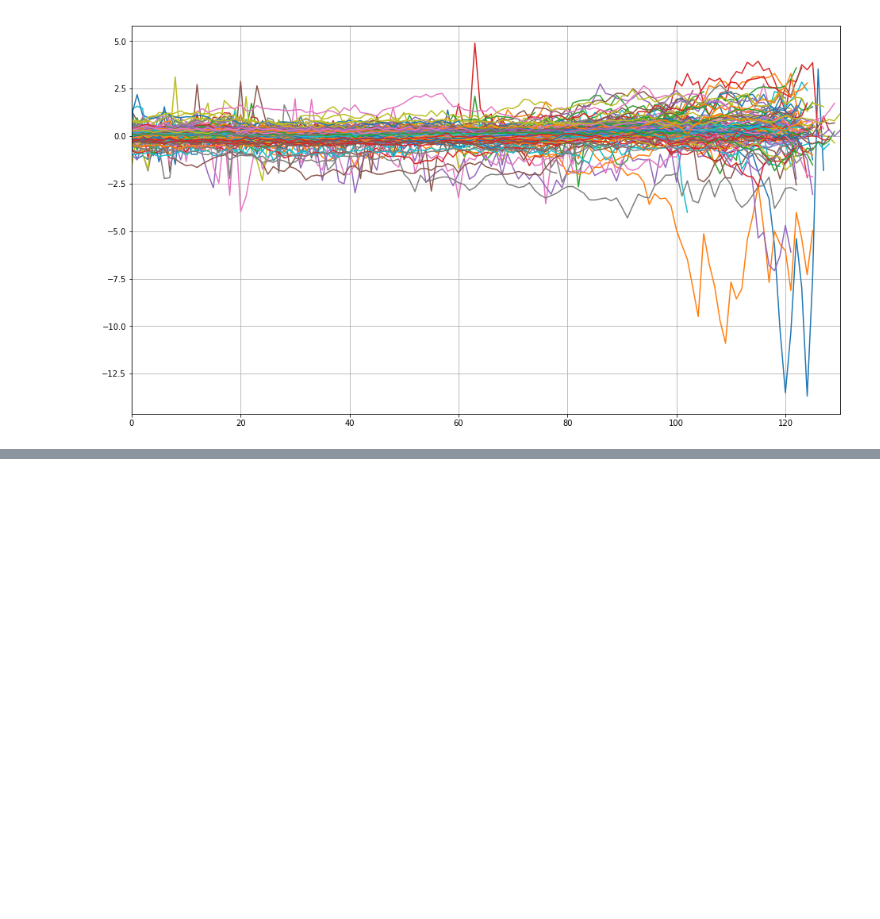
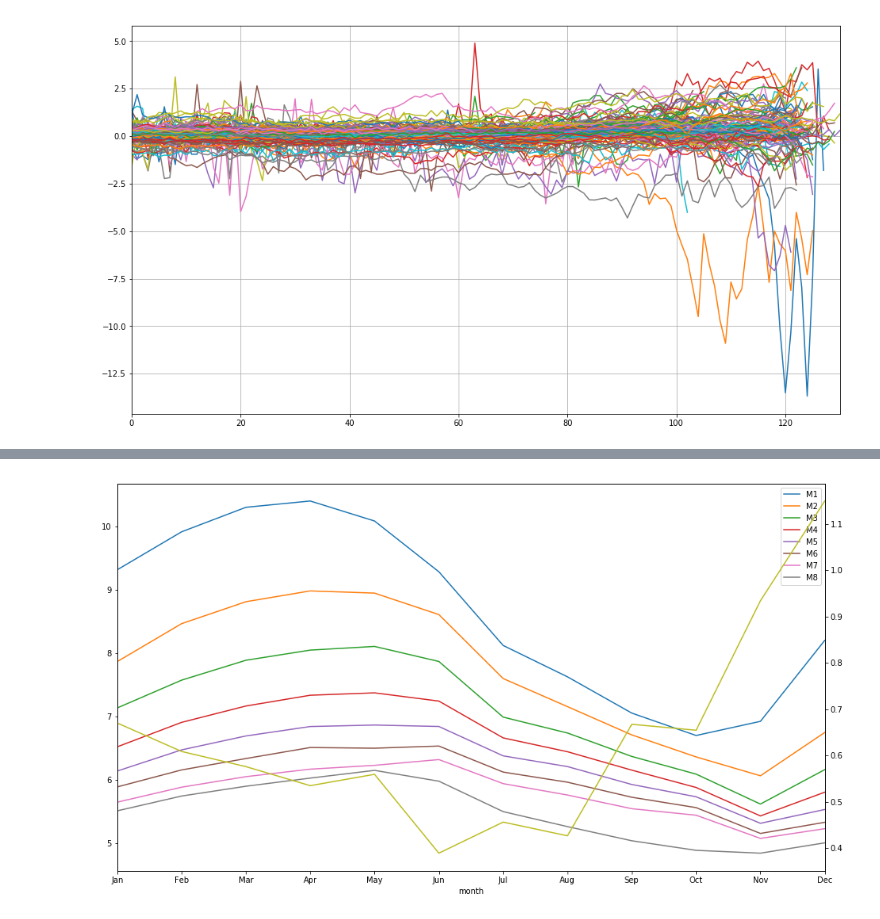
Before and after one commit to leyhline/vix-term-structure, a Jupyter notebook: futureswise.ipynb, the cells around one changed output, grey strips where cells are left out. Cells and saved outputs as stored; diff of their text form; code cells hidden in the pictures; blank space fills up the shorter version.

```diff
--- a/futureswise.ipynb
+++ b/futureswise.ipynb
@@ -291,0 +303,7 @@ plt.show()
+# %%
+x.groupby("month").std().plot()
+y.groupby("month").std().plot(secondary_y=True)
+plt.xticks(np.arange(1,13), calendar.month_abbr[1:])
+plt.show()
+# %% [output]
+[figure, added]
```
Also changed, not shown: parts of 4 cells of this notebook, 1 other file.
